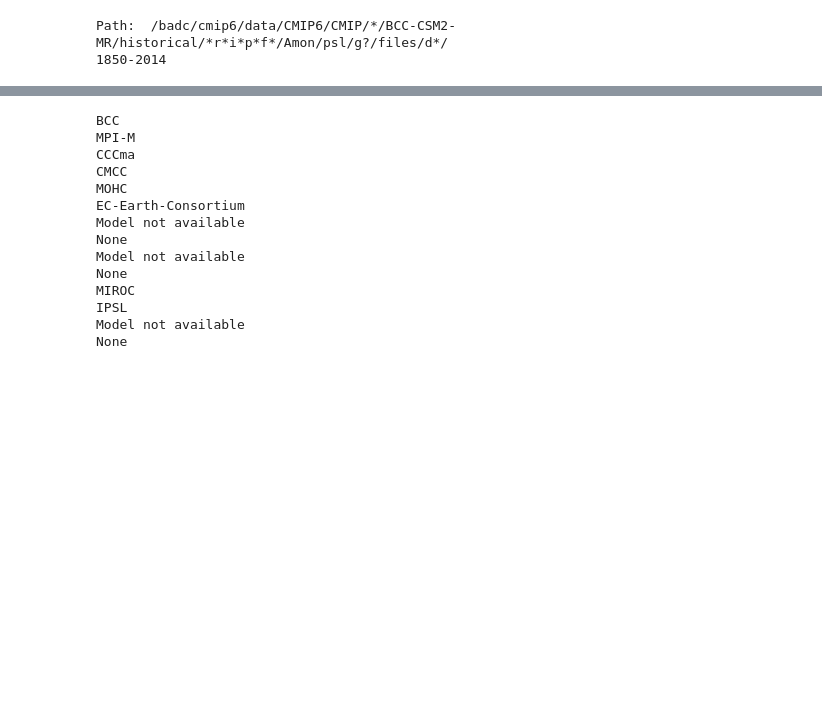
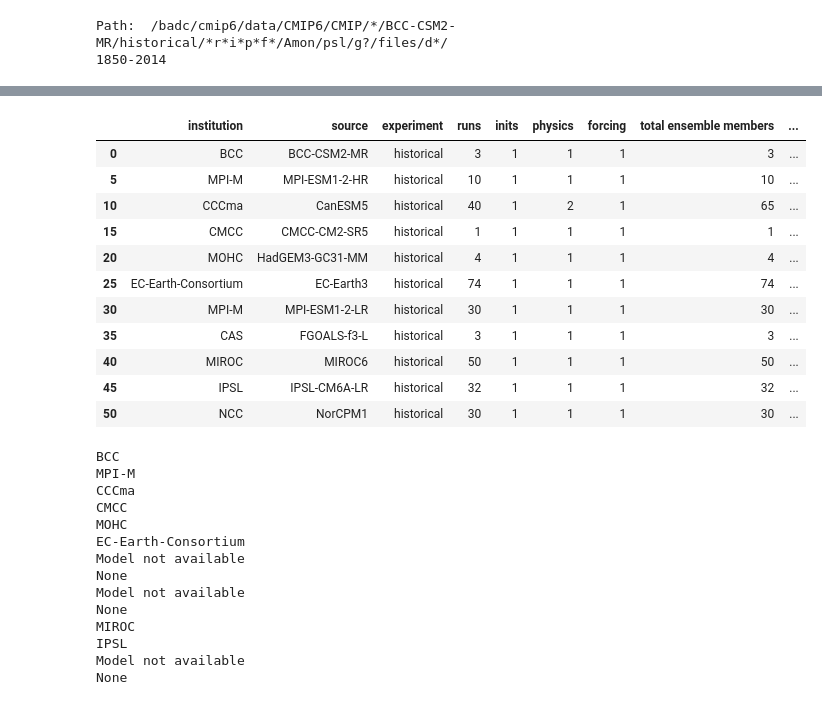
Before and after one commit to benhutchmet/model-characteristics, a Jupyter notebook: model_charac.ipynb, the cells around one changed output, grey strips where cells are left out. Drawn from its saved outputs; the diff is of its cells as text; code cells hidden in the pictures; blank space fills up the shorter version.

```diff
--- a/model_charac.ipynb
+++ b/model_charac.ipynb
@@ -60,7 +60,7 @@ print(years_range)
 Path:  /badc/cmip6/data/CMIP6/CMIP/*/BCC-CSM2-MR/historical/*r*i*p*f*/Amon/psl/g?/files/d*/
 1850-2014
 # %%
-# # # fill in the dataframes with the model characteristics
-# # # using the fill_dataframe function from functions.py
-# df = fnc.fill_dataframe(dic.historical_models, dic.base_JASMIN_dir_cmip, dic.variables, dic.columns, dic.experiment_hist, dic.table_id)
-# df
+# # fill in the dataframes with the model characteristics
+# # using the fill_dataframe function from functions.py
+df = fnc.fill_dataframe(dic.historical_models, dic.base_JASMIN_dir_cmip, dic.variables, dic.columns, dic.experiment_hist, dic.table_id)
+df
@@ -67,6 +232,19 @@ Path:  /badc/cmip6/data/CMIP6/CMIP/*/BCC-CSM2-MR/historical/*r*i*p*f*/Amon/psl/g
 # %%
-# psl_df = df[df['variable'] == 'psl']
-# psl_df
+psl_df = df[df['variable'] == 'psl']
+psl_df
+# %% [output]
+|  | institution | source | experiment | runs | inits | physics | forcing | total ensemble members | ... |
+| 0 | BCC | BCC-CSM2-MR | historical | 3 | 1 | 1 | 1 | 3 | ... |
+| 5 | MPI-M | MPI-ESM1-2-HR | historical | 10 | 1 | 1 | 1 | 10 | ... |
+| 10 | CCCma | CanESM5 | historical | 40 | 1 | 2 | 1 | 65 | ... |
+| 15 | CMCC | CMCC-CM2-SR5 | historical | 1 | 1 | 1 | 1 | 1 | ... |
+| 20 | MOHC | HadGEM3-GC31-MM | historical | 4 | 1 | 1 | 1 | 4 | ... |
+| 25 | EC-Earth-Consortium | EC-Earth3 | historical | 74 | 1 | 1 | 1 | 74 | ... |
+| 30 | MPI-M | MPI-ESM1-2-LR | historical | 30 | 1 | 1 | 1 | 30 | ... |
+| 35 | CAS | FGOALS-f3-L | historical | 3 | 1 | 1 | 1 | 3 | ... |
+| 40 | MIROC | MIROC6 | historical | 50 | 1 | 1 | 1 | 50 | ... |
+| 45 | IPSL | IPSL-CM6A-LR | historical | 32 | 1 | 1 | 1 | 32 | ... |
+| 50 | NCC | NorCPM1 | historical | 30 | 1 | 1 | 1 | 30 | ... |
 # %%
 # Now test again with DCPP-A data
 for i in range(index):
```
Also changed, not shown: parts of 2 cells of this notebook, 1 other file.
